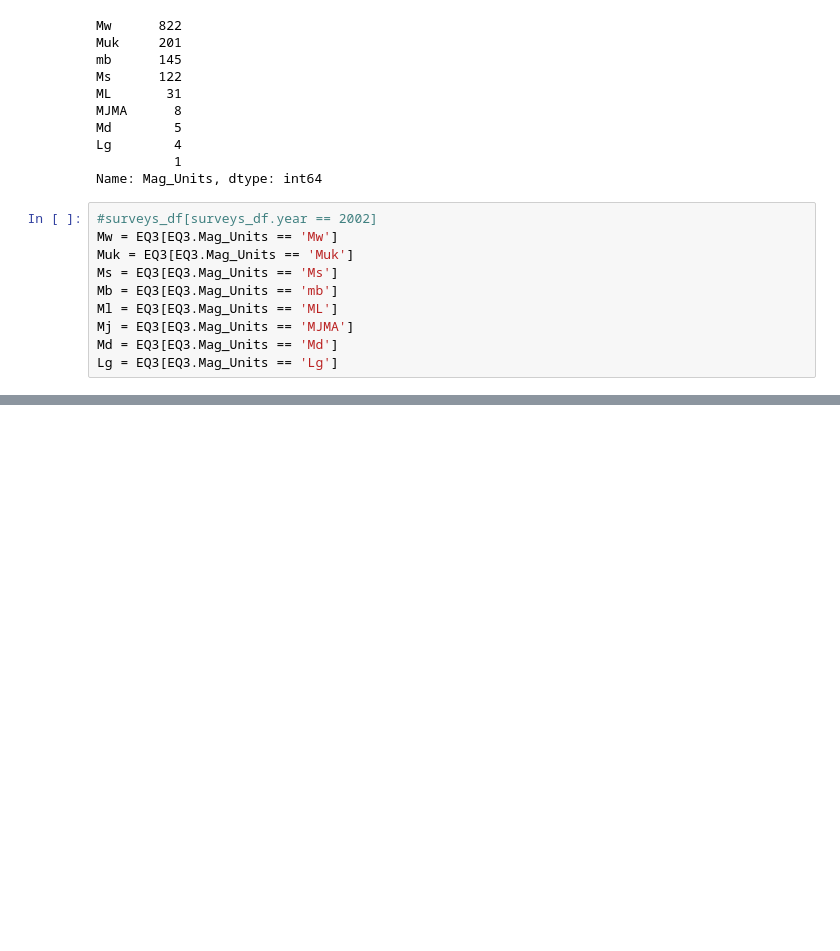
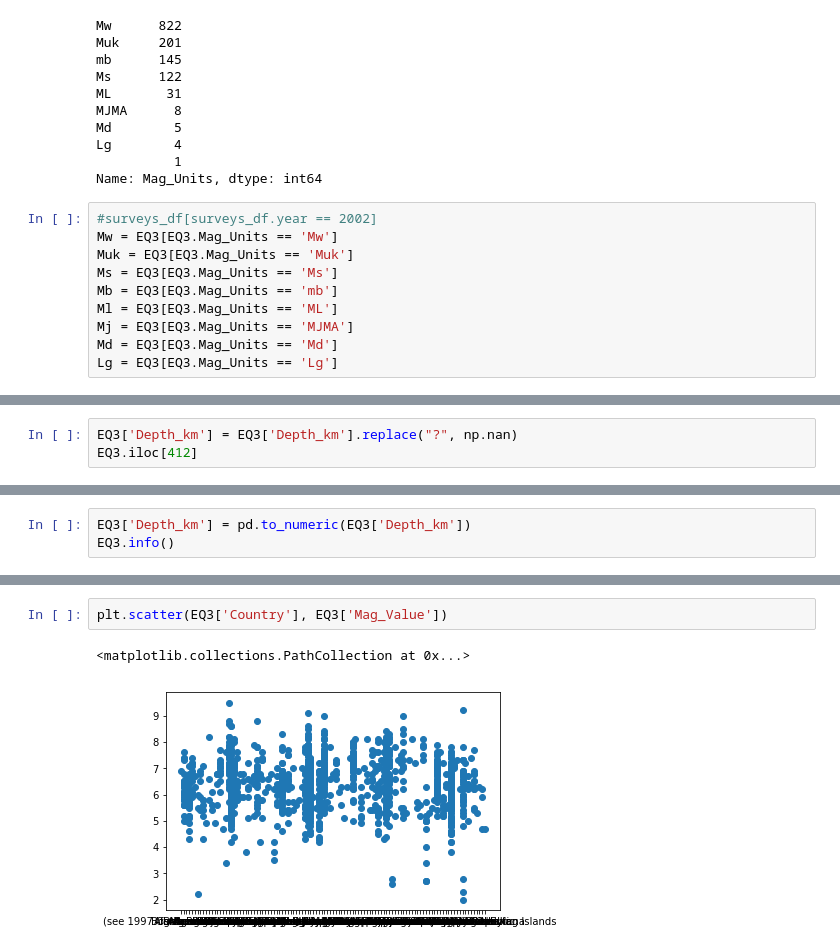
Before and after one commit to smitamisra/StrikingRobo_Earthquakes, a Jupyter notebook: SM2.ipynb, the cells around one changed output, grey strips where cells are left out. Drawn from its saved outputs; the diff is of its cells as text; blank space fills up the shorter version.

```diff
--- a/SM2.ipynb
+++ b/SM2.ipynb
@@ -919,0 +1086,3 @@ Lg = EQ3[EQ3.Mag_Units == 'Lg']
+# %%
+EQ3['Depth_km'] = EQ3['Depth_km'].replace("?", np.nan)
+EQ3.iloc[412]
@@ -919,0 +1102,3 @@ Lg = EQ3[EQ3.Mag_Units == 'Lg']
+# %%
+EQ3['Depth_km'] = pd.to_numeric(EQ3['Depth_km'])
+EQ3.info()
@@ -919,0 +1150,5 @@ Lg = EQ3[EQ3.Mag_Units == 'Lg']
+# %%
+plt.scatter(EQ3['Country'], EQ3['Mag_Value'])
+# %% [output]
+<matplotlib.collections.PathCollection at 0x...>
+[figure, added]
```
Also changed, not shown: parts of 33 cells of this notebook.
